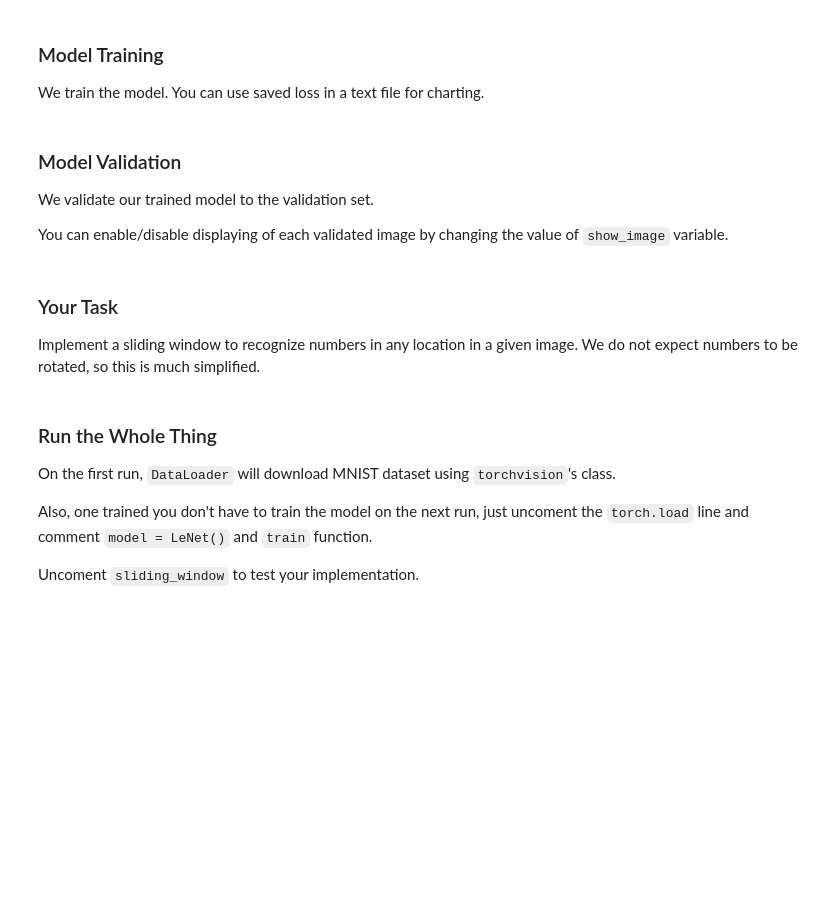
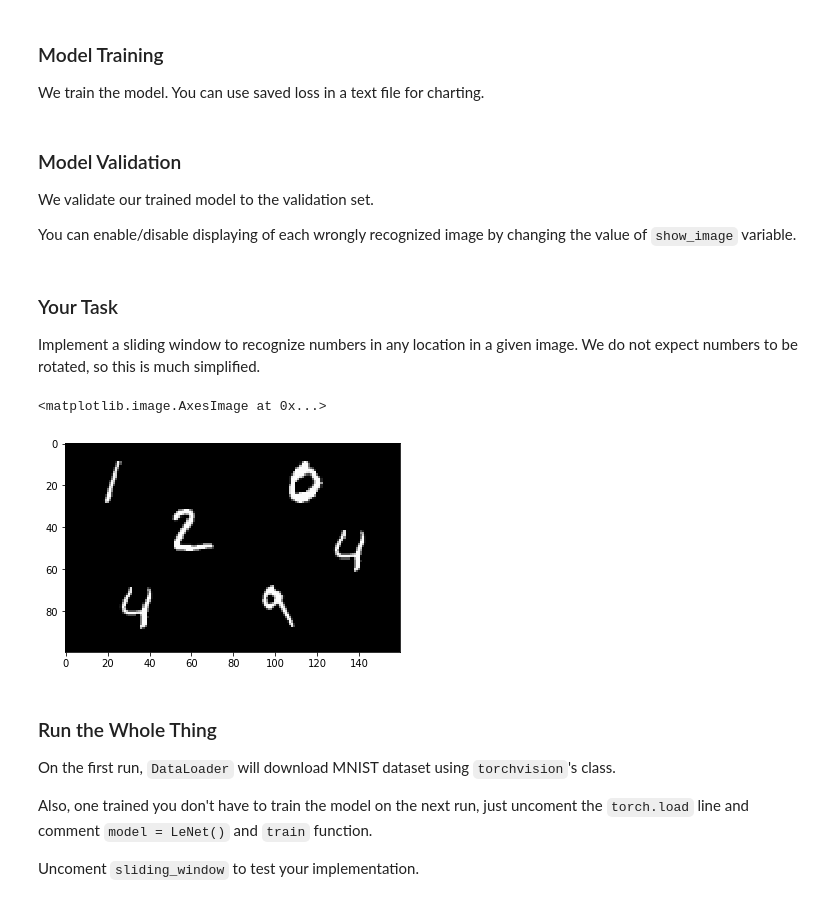
Before and after one commit to geordi/ia-course, a Jupyter notebook: assignments/ex09_mnist/mnist_pytorch.ipynb, the cells around one changed output. Drawn from its saved outputs; the diff is of its cells as text; code cells hidden in the pictures; blank space fills up the shorter version.

```diff
--- a/assignments/ex09_mnist/mnist_pytorch.ipynb
+++ b/assignments/ex09_mnist/mnist_pytorch.ipynb
@@ -14,5 +18,5 @@ import numpy as np
 # %%
-def imshow(img):
+def my_imshow(img):
     npimg = img.numpy()
     plt.imshow(np.transpose(npimg, (1, 2, 0)))
     plt.show()
@@ -103,7 +107,7 @@ def train(data, model):
 
 We validate our trained model to the validation set.
 
-You can enable/disable displaying of each validated image by changing the value of `show_image` variable.
+You can enable/disable displaying of each wrongly recognized image by changing the value of `show_image` variable.
 # %%
 def validation(data, model):
     model.eval()
@@ -131,6 +135,15 @@ def validation(data, model):
 ### Your Task
 
 Implement a sliding window to recognize numbers in any location in a given image. We do not expect numbers to be rotated, so this is much simplified.
+# %%
+# Here we use an RGB version of image, so it can be displayed.
+# In your expiriment, use 'numbers.png'
+numbers_img = Image.open('numbers_rgb.png')
+
+imshow(np.asarray(numbers_img))
+# %% [output]
+<matplotlib.image.AxesImage at 0x...>
+[figure, added]
 # %%
 def sliding_window(model, image, size):
     """
```
Also changed, not shown: parts of 6 cells of this notebook.
